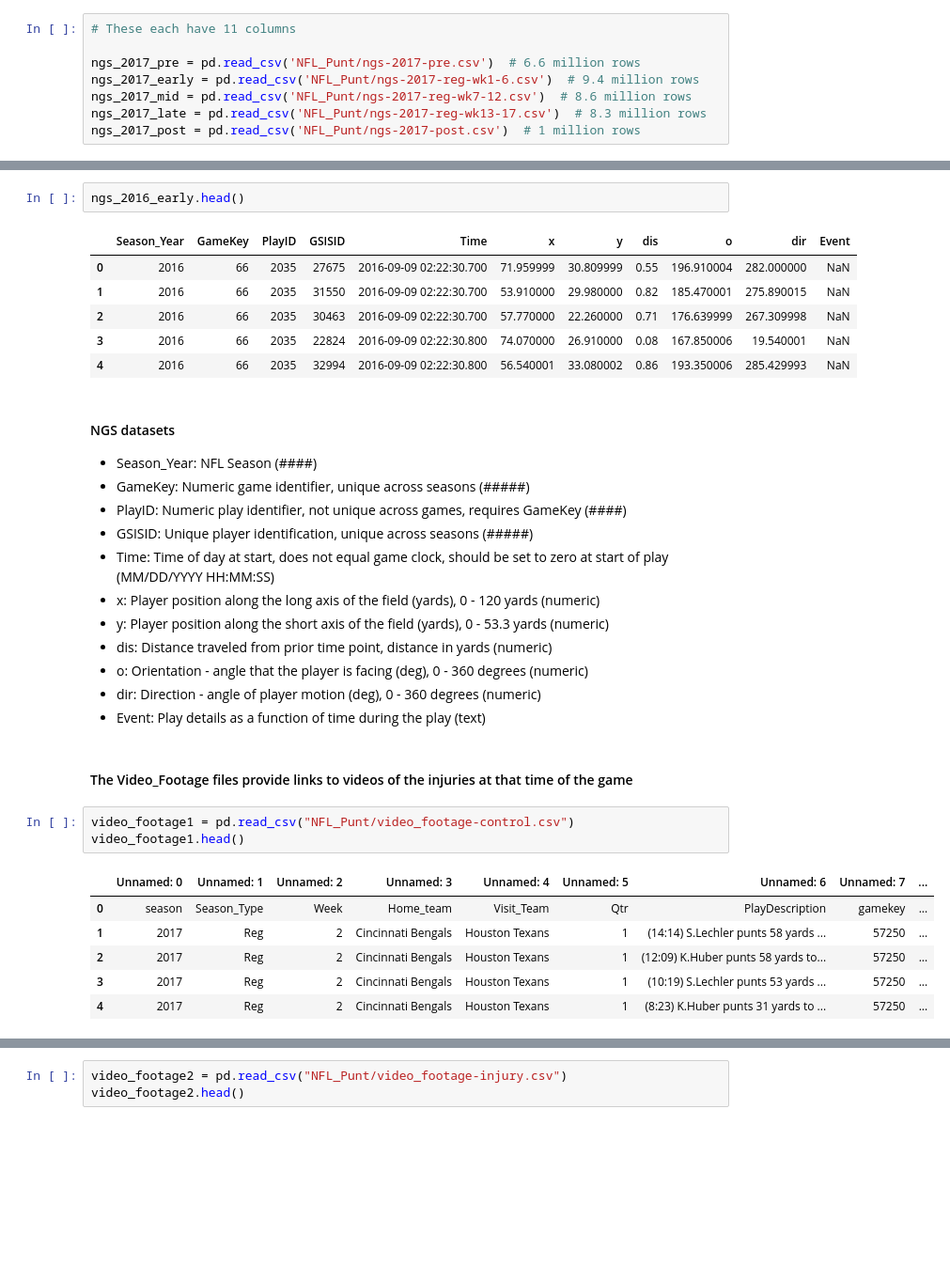
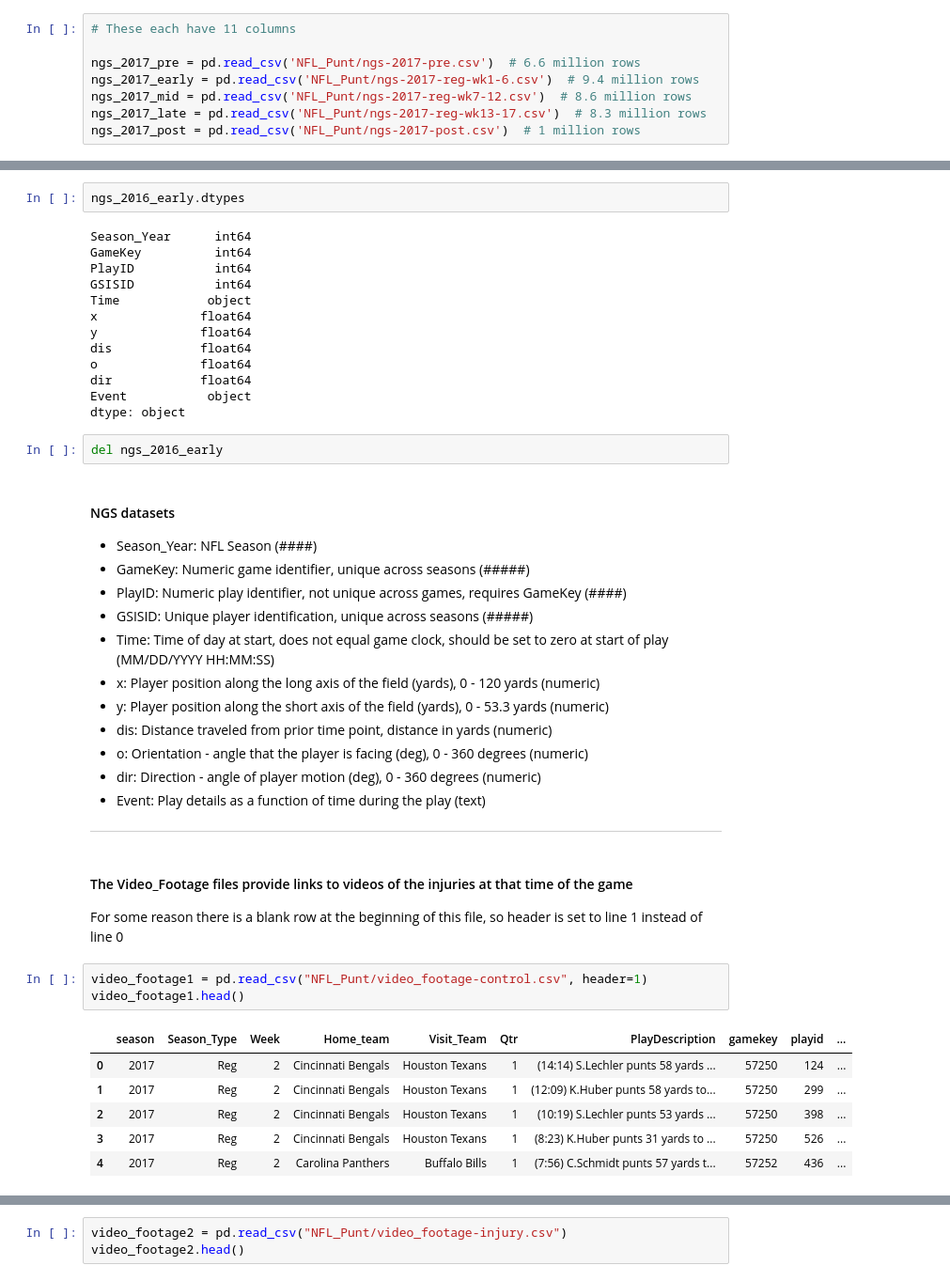
Before and after one commit to agaffney-hub/final-capstone, a Jupyter notebook: EDA.ipynb, the cells around one changed output, grey strips where cells are left out. Shown at 94% size. Saved outputs shown, nothing was run; the diff lists cells and outputs as text; blank space fills up the shorter version.

```diff
--- a/EDA.ipynb
+++ b/EDA.ipynb
@@ -291,12 +412,20 @@ ngs_2017_post = pd.read_csv('NFL_Punt/ngs-2017-post.csv')  # 1 million rows
 # %%
-ngs_2016_early.head()
+ngs_2016_early.dtypes
 # %% [output]
-|  | Season_Year | GameKey | PlayID | GSISID | Time | x | y | dis | o | dir | Event |
-| 0 | 2016 | 66 | 2035 | 27675 | 2016-09-09 02:22:30.700 | 71.959999 | 30.809999 | 0.55 | 196.910004 | 282.000000 | NaN |
-| 1 | 2016 | 66 | 2035 | 31550 | 2016-09-09 02:22:30.700 | 53.910000 | 29.980000 | 0.82 | 185.470001 | 275.890015 | NaN |
-| 2 | 2016 | 66 | 2035 | 30463 | 2016-09-09 02:22:30.700 | 57.770000 | 22.260000 | 0.71 | 176.639999 | 267.309998 | NaN |
-| 3 | 2016 | 66 | 2035 | 22824 | 2016-09-09 02:22:30.800 | 74.070000 | 26.910000 | 0.08 | 167.850006 | 19.540001 | NaN |
-| 4 | 2016 | 66 | 2035 | 32994 | 2016-09-09 02:22:30.800 | 56.540001 | 33.080002 | 0.86 | 193.350006 | 285.429993 | NaN |
+Season_Year      int64
+GameKey          int64
+PlayID           int64
+GSISID           int64
+Time            object
+x              float64
+y              float64
+dis            float64
+o              float64
+dir            float64
+Event           object
+dtype: object
+# %%
+del ngs_2016_early
 # %% [markdown]
 #### NGS datasets
 
@@ -311,15 +440,19 @@ ngs_2016_early.head()
 - o: Orientation - angle that the player is facing (deg), 0 - 360 degrees (numeric)
 - dir: Direction - angle of player motion (deg), 0 - 360 degrees (numeric)
 - Event: Play details as a function of time during the play (text)
+
+---
 # %% [markdown]
 #### The Video_Footage files provide links to videos of the injuries at that time of the game
+
+For some reason there is a blank row at the beginning of this file, so header is set to line 1 instead of line 0
 # %%
-video_footage1 = pd.read_csv("NFL_Punt/video_footage-control.csv")
+video_footage1 = pd.read_csv("NFL_Punt/video_footage-control.csv", header=1)
 video_footage1.head()
 # %% [output]
-|  | Unnamed: 0 | Unnamed: 1 | Unnamed: 2 | Unnamed: 3 | Unnamed: 4 | Unnamed: 5 | Unnamed: 6 | Unnamed: 7 | ... |
-| 0 | season | Season_Type | Week | Home_team | Visit_Team | Qtr | PlayDescription | gamekey | ... |
-| 1 | 2017 | Reg | 2 | Cincinnati Bengals | Houston Texans | 1 | (14:14) S.Lechler punts 58 yards ... | 57250 | ... |
-| 2 | 2017 | Reg | 2 | Cincinnati Bengals | Houston Texans | 1 | (12:09) K.Huber punts 58 yards to... | 57250 | ... |
-| 3 | 2017 | Reg | 2 | Cincinnati Bengals | Houston Texans | 1 | (10:19) S.Lechler punts 53 yards ... | 57250 | ... |
-| 4 | 2017 | Reg | 2 | Cincinnati Bengals | Houston Texans | 1 | (8:23) K.Huber punts 31 yards to ... | 57250 | ... |
+|  | season | Season_Type | Week | Home_team | Visit_Team | Qtr | PlayDescription | gamekey | playid | ... |
+| 0 | 2017 | Reg | 2 | Cincinnati Bengals | Houston Texans | 1 | (14:14) S.Lechler punts 58 yards ... | 57250 | 124 | ... |
+| 1 | 2017 | Reg | 2 | Cincinnati Bengals | Houston Texans | 1 | (12:09) K.Huber punts 58 yards to... | 57250 | 299 | ... |
+| 2 | 2017 | Reg | 2 | Cincinnati Bengals | Houston Texans | 1 | (10:19) S.Lechler punts 53 yards ... | 57250 | 398 | ... |
+| 3 | 2017 | Reg | 2 | Cincinnati Bengals | Houston Texans | 1 | (8:23) K.Huber punts 31 yards to ... | 57250 | 526 | ... |
+| 4 | 2017 | Reg | 2 | Carolina Panthers | Buffalo Bills | 1 | (7:56) C.Schmidt punts 57 yards t... | 57252 | 436 | ... |
```
Also changed, not shown: parts of 29 cells of this notebook, 4 other files.
